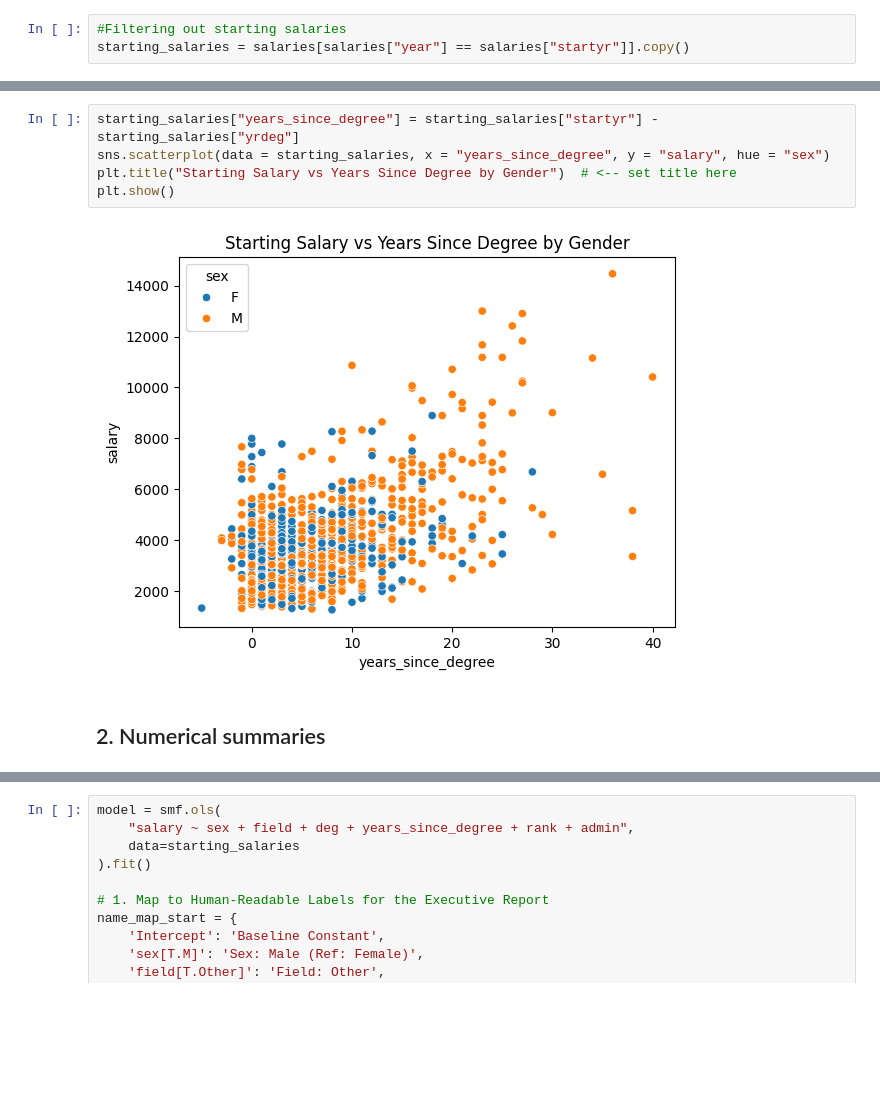
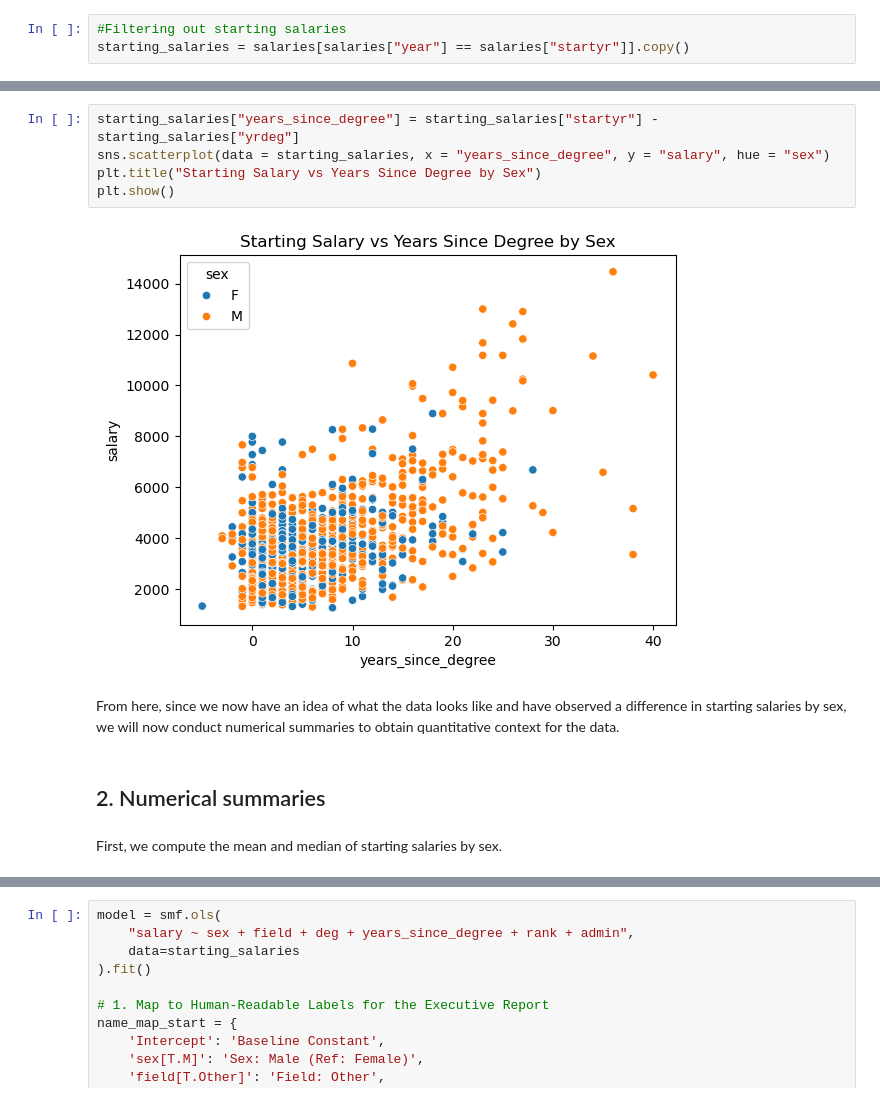
Before and after one commit to Jaiycex/Data557_Project_StoryTeam, a Jupyter notebook: Istanbul_IDS.ipynb, the cells around one changed output, grey strips where cells are left out. Cells and saved outputs as stored; diff of their text form; blank space fills up the shorter version.

```diff
--- a/Istanbul_IDS.ipynb
+++ b/Istanbul_IDS.ipynb
@@ -54,9 +73,13 @@ This field is to help observe any patterns between time spent before being hired
 # %%
 starting_salaries["years_since_degree"] = starting_salaries["startyr"] - starting_salaries["yrdeg"]
 sns.scatterplot(data = starting_salaries, x = "years_since_degree", y = "salary", hue = "sex")
-plt.title("Starting Salary vs Years Since Degree by Gender")  # <-- set title here
+plt.title("Starting Salary vs Years Since Degree by Sex")
 plt.show()
 # %% [output]
-[figure, old version]
+[figure, new version]
+# %% [markdown]
+From here, since we now have an idea of what the data looks like and have observed a difference in starting salaries by sex, we will now conduct numerical summaries to obtain quantitative context for the data.
 # %% [markdown]
 ## 2. Numerical summaries
+# %% [markdown]
+First, we compute the mean and median of starting salaries by sex.
```
Also changed, not shown: parts of 27 cells of this notebook.
